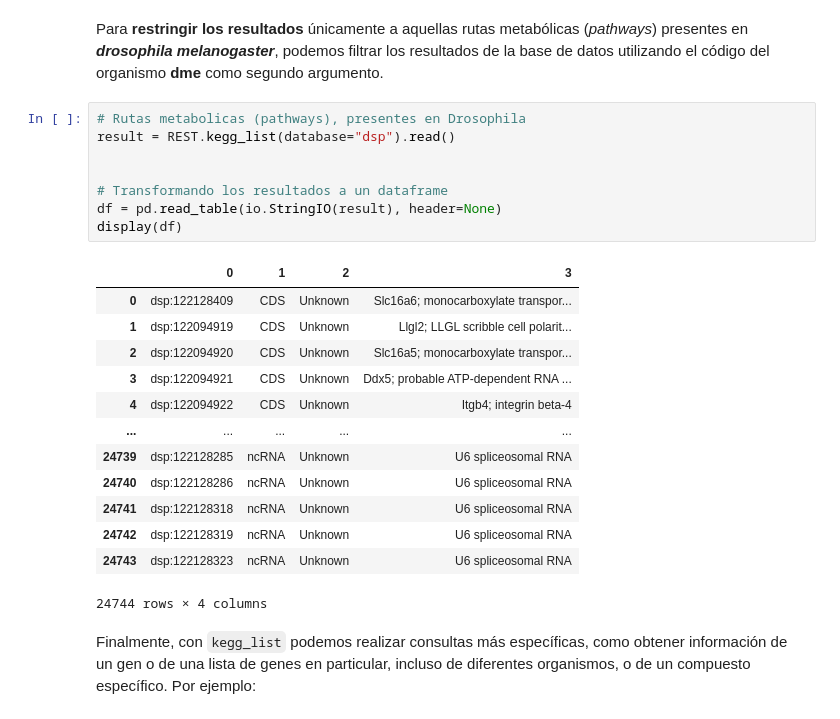
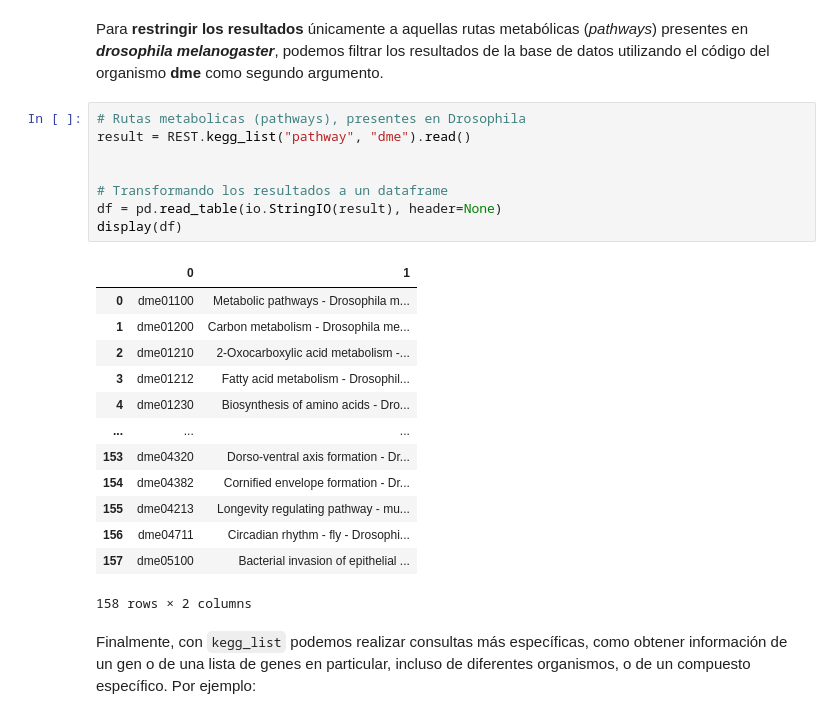
Before and after one commit to Hectorjlo/BioPython, a Jupyter notebook: src/Kegg.ipynb, the cells around one changed output. Drawn from its saved outputs; the diff is of its cells as text.

Commit message:
Refactor Kegg.ipynb

```diff
--- a/src/Kegg.ipynb
+++ b/src/Kegg.ipynb
@@ -262,26 +263,26 @@ display(df.sort_values(by=0))
 Para **restringir los resultados** únicamente a aquellas rutas metabólicas (*pathways*) presentes en ***drosophila melanogaster***, podemos filtrar los resultados de la base de datos utilizando el código del organismo **dme** como segundo argumento.
 # %%
 # Rutas metabolicas (pathways), presentes en Drosophila
-result = REST.kegg_list(database="dsp").read()
+result = REST.kegg_list("pathway", "dme").read()
 
 
 # Transformando los resultados a un dataframe
 df = pd.read_table(io.StringIO(result), header=None)
 display(df)
 # %% [output]
-|  | 0 | 1 | 2 | 3 |
-| 0 | dsp:122128409 | CDS | Unknown | Slc16a6; monocarboxylate transpor... |
-| 1 | dsp:122094919 | CDS | Unknown | Llgl2; LLGL scribble cell polarit... |
-| 2 | dsp:122094920 | CDS | Unknown | Slc16a5; monocarboxylate transpor... |
-| 3 | dsp:122094921 | CDS | Unknown | Ddx5; probable ATP-dependent RNA ... |
-| 4 | dsp:122094922 | CDS | Unknown | Itgb4; integrin beta-4 |
-| ... | ... | ... | ... | ... |
-| 24739 | dsp:122128285 | ncRNA | Unknown | U6 spliceosomal RNA |
-| 24740 | dsp:122128286 | ncRNA | Unknown | U6 spliceosomal RNA |
-| 24741 | dsp:122128318 | ncRNA | Unknown | U6 spliceosomal RNA |
-| 24742 | dsp:122128319 | ncRNA | Unknown | U6 spliceosomal RNA |
-| 24743 | dsp:122128323 | ncRNA | Unknown | U6 spliceosomal RNA |
+|  | 0 | 1 |
+| 0 | dme01100 | Metabolic pathways - Drosophila m... |
+| 1 | dme01200 | Carbon metabolism - Drosophila me... |
+| 2 | dme01210 | 2-Oxocarboxylic acid metabolism -... |
+| 3 | dme01212 | Fatty acid metabolism - Drosophil... |
+| 4 | dme01230 | Biosynthesis of amino acids - Dro... |
+| ... | ... | ... |
+| 153 | dme04320 | Dorso-ventral axis formation - Dr... |
+| 154 | dme04382 | Cornified envelope formation - Dr... |
+| 155 | dme04213 | Longevity regulating pathway - mu... |
+| 156 | dme04711 | Circadian rhythm - fly - Drosophi... |
+| 157 | dme05100 | Bacterial invasion of epithelial ... |
-24744 rows × 4 columns
+158 rows × 2 columns
 # %% [markdown]
 Finalmente, con `kegg_list` podemos realizar consultas más específicas, como obtener información de un gen o de una lista de genes en particular, incluso de diferentes organismos, o de un compuesto específico. Por ejemplo:
 # %%
```
Also changed, not shown: parts of 9 cells of this notebook.
